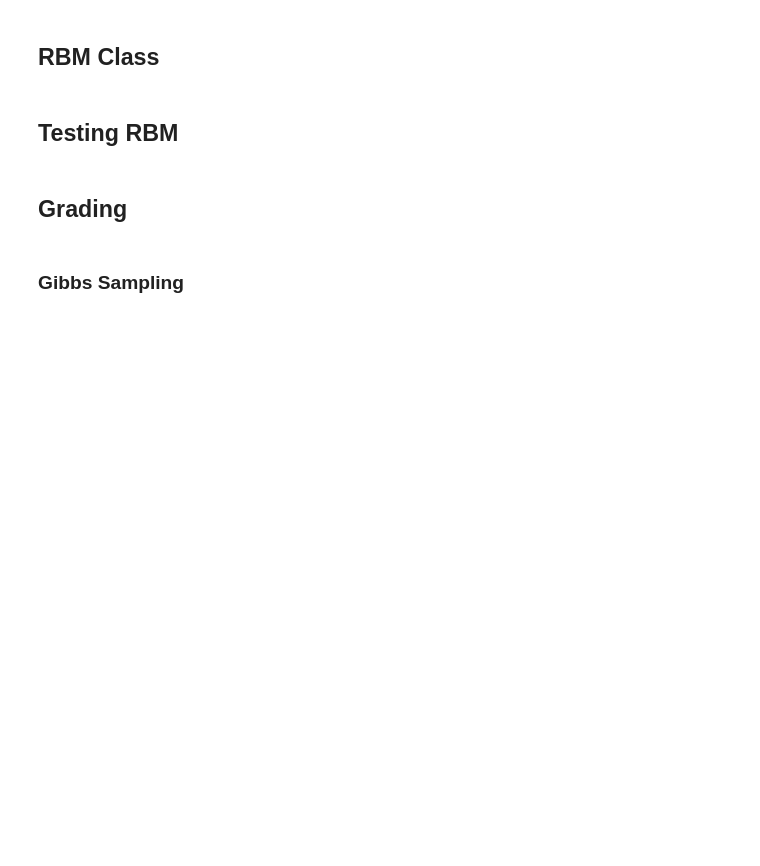
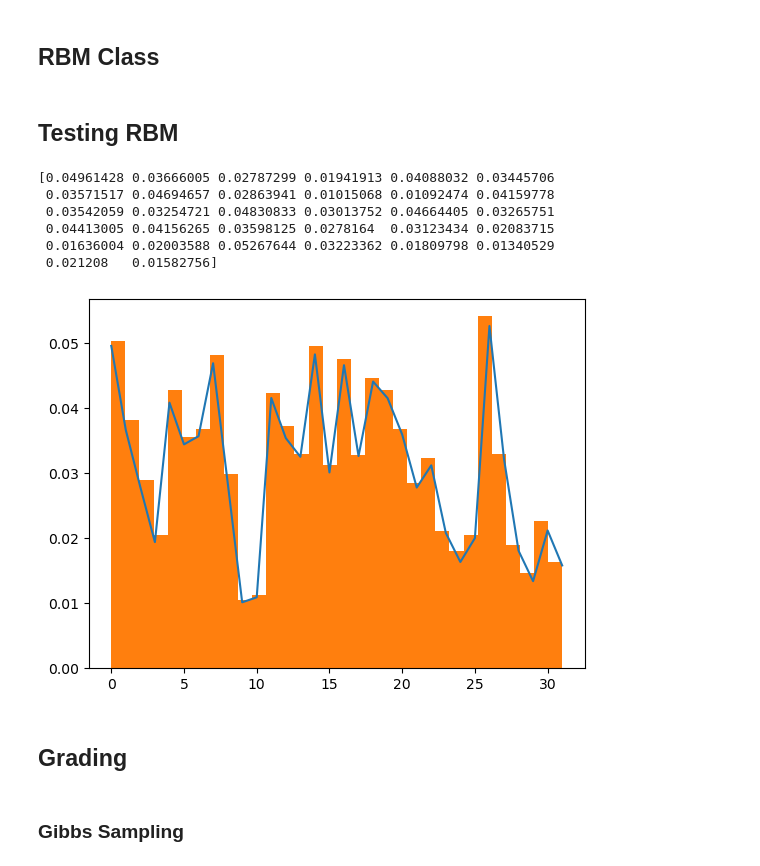
Before and after one commit to Max-Winga/Historic-ML-Techniques, a Jupyter notebook: Restricted Boltzmann Machines.ipynb, the cells around one changed output. Cells and saved outputs as stored; diff of their text form; code cells hidden in the pictures; blank space fills up the shorter version.

```diff
--- a/Restricted Boltzmann Machines.ipynb
+++ b/Restricted Boltzmann Machines.ipynb
@@ -114,5 +142,22 @@ class RBM():
 # %% [markdown]
 ## Testing RBM
+# %%
+prob_dist=np.random.ranf(32)
+prob_dist=prob_dist/np.sum(prob_dist)
+samples=np.random.choice(range(0,32),p=prob_dist,size=100000)
+print(prob_dist)
+### Below just for plotting the distribution you got
+plt.plot(prob_dist)
+plt.hist(samples,density=True,bins=32)
+plt.show()
+# %% [output]
+[0.04961428 0.03666005 0.02787299 0.01941913 0.04088032 0.03445706
+ 0.03571517 0.04694657 0.02863941 0.01015068 0.01092474 0.04159778
+ 0.03542059 0.03254721 0.04830833 0.03013752 0.04664405 0.03265751
+ 0.04413005 0.04156265 0.03598125 0.0278164  0.03123434 0.02083715
+ 0.01636004 0.02003588 0.05267644 0.03223362 0.01809798 0.01340529
+ 0.021208   0.01582756]
+[figure, added]
 # %% [markdown]
 ## Grading
 # %% [markdown]
```
Also changed, not shown: parts of 1 cell of this notebook.
